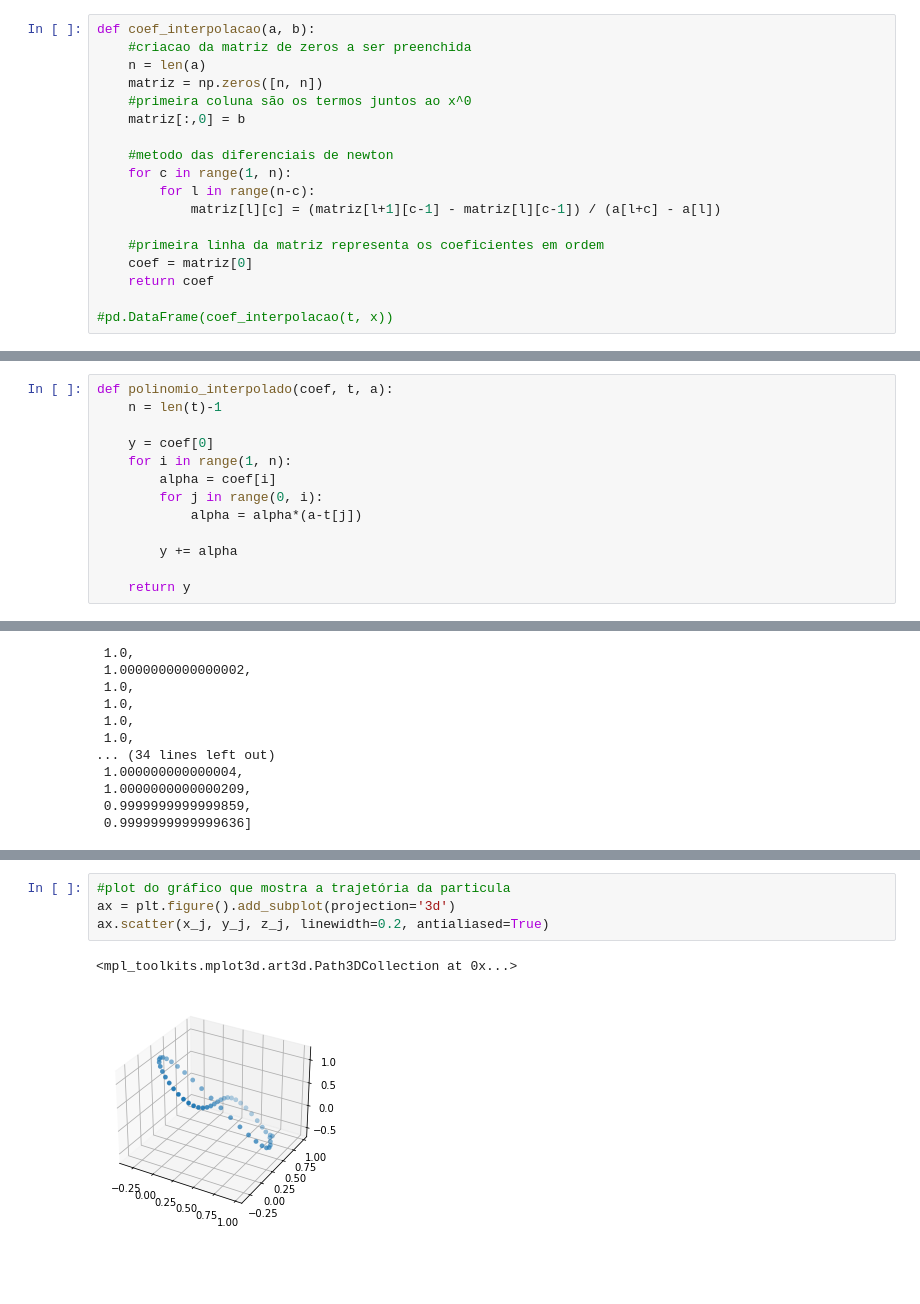
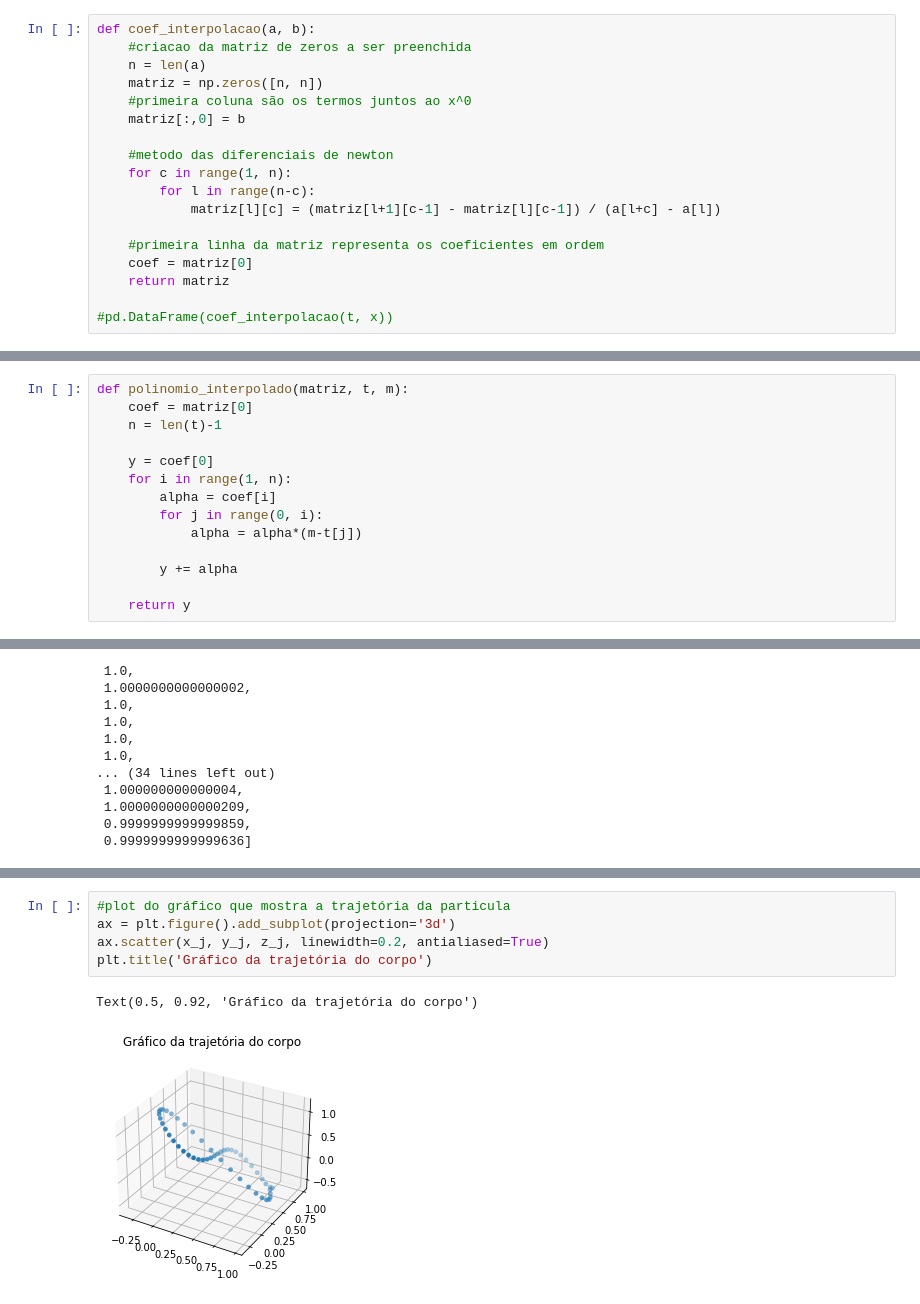
Before and after one commit to acmurilo/2021.2_calc_num, a Jupyter notebook: lista_2/exercicio_2.ipynb, the cells around one changed output, grey strips where cells are left out. Saved outputs shown, nothing was run; the diff lists cells and outputs as text; blank space fills up the shorter version.

```diff
--- a/lista_2/exercicio_2.ipynb
+++ b/lista_2/exercicio_2.ipynb
@@ -60,6 +69,6 @@ def coef_interpolacao(a, b):
 
     #primeira linha da matriz representa os coeficientes em ordem
     coef = matriz[0]
-    return coef
+    return matriz
 
 #pd.DataFrame(coef_interpolacao(t, x))
@@ -66,12 +94,13 @@ def coef_interpolacao(a, b):
 # %%
-def polinomio_interpolado(coef, t, a):
+def polinomio_interpolado(matriz, t, m):
+    coef = matriz[0]
     n = len(t)-1
 
     y = coef[0]
     for i in range(1, n):
         alpha = coef[i]
         for j in range(0, i):
-            alpha = alpha*(a-t[j])
+            alpha = alpha*(m-t[j])
 
         y += alpha
 
@@ -132,7 +188,8 @@ teste
 # %%
 #plot do gráfico que mostra a trajetória da particula
 ax = plt.figure().add_subplot(projection='3d')
 ax.scatter(x_j, y_j, z_j, linewidth=0.2, antialiased=True)
+plt.title('Gráfico da trajetória do corpo')
 # %% [output]
-<mpl_toolkits.mplot3d.art3d.Path3DCollection at 0x...>
+Text(0.5, 0.92, 'Gráfico da trajetória do corpo')
-[figure, old version]
+[figure, new version]
```
Also changed, not shown: parts of 10 cells of this notebook.
